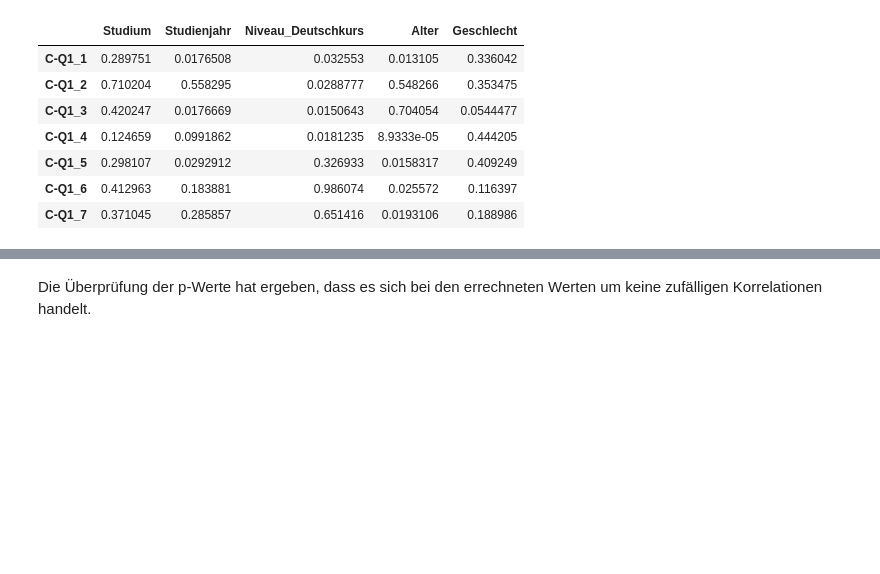
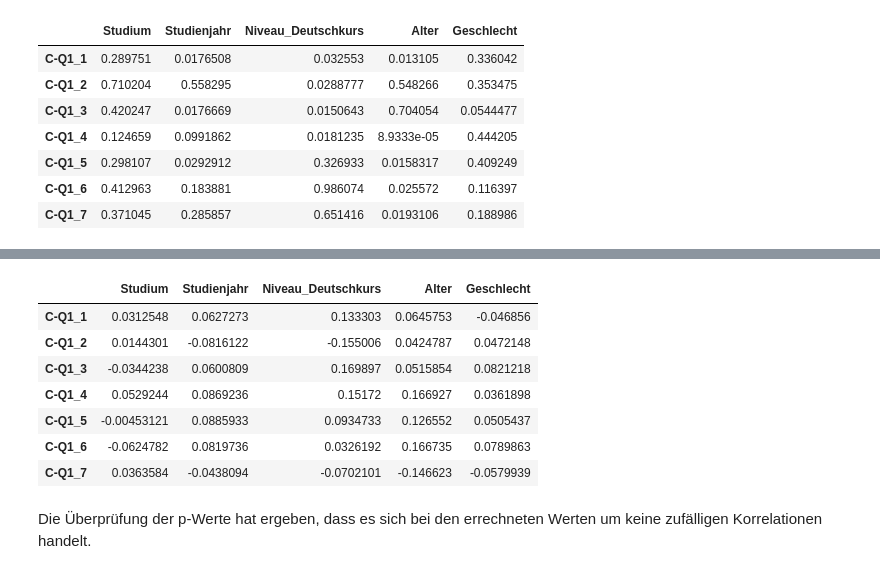
Before and after one commit to martinakienberger/Dissertation_LIS, a Jupyter notebook: Datenanalyse_Inferenz.ipynb, the cells around one changed output, grey strips where cells are left out. Saved outputs shown, nothing was run; the diff lists cells and outputs as text; code cells hidden in the pictures; blank space fills up the shorter version.

```diff
--- a/Datenanalyse_Inferenz.ipynb
+++ b/Datenanalyse_Inferenz.ipynb
@@ -1087,3 +1053,14 @@ df_spearman(Daten,Liste_A_Q3)
+# %%
+df_spearman(Finished,Liste_C_Q1)
+# %% [output]
+|  | Studium | Studienjahr | Niveau_Deutschkurs | Alter | Geschlecht |
+| C-Q1_1 | 0.0312548 | 0.0627273 | 0.133303 | 0.0645753 | -0.046856 |
+| C-Q1_2 | 0.0144301 | -0.0816122 | -0.155006 | 0.0424787 | 0.0472148 |
+| C-Q1_3 | -0.0344238 | 0.0600809 | 0.169897 | 0.0515854 | 0.0821218 |
+| C-Q1_4 | 0.0529244 | 0.0869236 | 0.15172 | 0.166927 | 0.0361898 |
+| C-Q1_5 | -0.00453121 | 0.0885933 | 0.0934733 | 0.126552 | 0.0505437 |
+| C-Q1_6 | -0.0624782 | 0.0819736 | 0.0326192 | 0.166735 | 0.0789863 |
+| C-Q1_7 | 0.0363584 | -0.0438094 | -0.0702101 | -0.146623 | -0.0579939 |
 # %%
 #df_spearman_pv(Daten,Liste_A_Q2)
 # %% [markdown]
```
Also changed, not shown: parts of 36 cells of this notebook.
